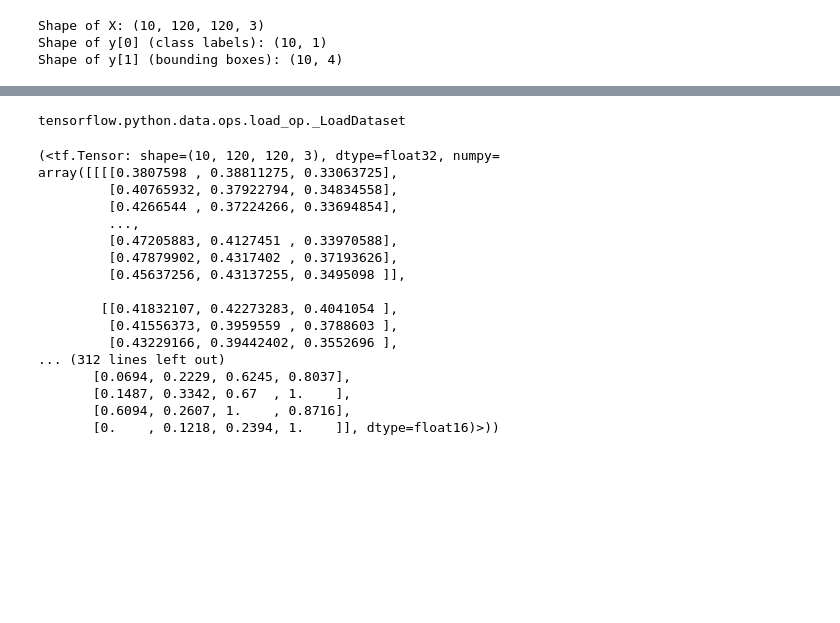
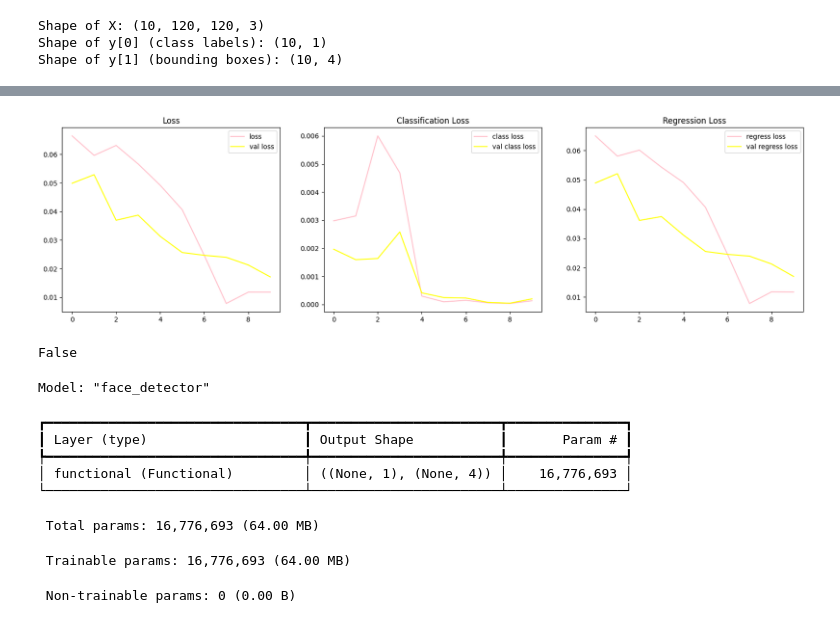
Before and after one commit to Rahul5M3/Face-Detection-AttendenceSystem-DL, a Jupyter notebook: model.ipynb, the cells around one changed output, grey strips where cells are left out. Cells and saved outputs as stored; diff of their text form; code cells hidden in the pictures; blank space fills up the shorter version.

```diff
--- a/model.ipynb
+++ b/model.ipynb
@@ -24,7 +24,11 @@ def model_build():
     reg1=Dense(2000, activation='relu')(regress)
     reg2=Dense(4, activation='sigmoid')(reg1)
 
-    faceDetector=Model(inputs=input_layer, outputs=[class2, reg2])
+    featureEmb=GlobalMaxPooling2D()(vgg)
+    feature1=Dense(512, activation='linear')(featureEmb)
+    feature2=Dense(128, activation='linear')(feature1)
+
+    faceDetector=Model(inputs=input_layer, outputs=[class2, reg2, feature2])
     return faceDetector
 # %%
 faceDetector=model_build()
@@ -64,5 +69,5 @@ X.shape
 # %% [output]
 (10, 120, 120, 3)
 # %%
-classes, coordinates=faceDetector.predict(X)
+classes, coordinates, features=faceDetector.predict(X)
 # %% [output]
@@ -98,6 +117,7 @@ def compute_localization_loss(yTrue, yPred):
 # %%
 classLoss=tf.keras.losses.BinaryCrossentropy()
 regressLoss=compute_localization_loss
+featureLoss=tf.keras.losses.MeanSquaredError()
 # %%
 # compute_localization_loss(y[1], coordinates)
 # classLoss(y[0],classes)
@@ -197,5 +238,5 @@ logDir='../visulaizationData'
 # %%
 tensorBoard=tf.keras.callbacks.TensorBoard(log_dir=logDir)
 # %%
-hist=model.fit(train, epochs=30, validation_data=val, callbacks=[tensorBoard])
+hist=model.fit(train, epochs=10, validation_data=val, callbacks=[tensorBoard])
 # %% [output]
@@ -219,25 +263,21 @@ Epoch 30/30
-# %%
-type(train)
-# %% [output]
-tensorflow.python.data.ops.load_op._LoadDataset
-# %%
-for batch in train.take(1):
-    print(batch)
-# %% [output]
-(<tf.Tensor: shape=(10, 120, 120, 3), dtype=float32, numpy=
-array([[[[0.3807598 , 0.38811275, 0.33063725],
-         [0.40765932, 0.37922794, 0.34834558],
-         [0.4266544 , 0.37224266, 0.33694854],
-         ...,
-         [0.47205883, 0.4127451 , 0.33970588],
-         [0.47879902, 0.4317402 , 0.37193626],
-         [0.45637256, 0.43137255, 0.3495098 ]],
-
-        [[0.41832107, 0.42273283, 0.4041054 ],
-         [0.41556373, 0.3959559 , 0.3788603 ],
-         [0.43229166, 0.39442402, 0.3552696 ],
-... (312 lines left out)
-       [0.0694, 0.2229, 0.6245, 0.8037],
-       [0.1487, 0.3342, 0.67  , 1.    ],
-       [0.6094, 0.2607, 1.    , 0.8716],
-       [0.    , 0.1218, 0.2394, 1.    ]], dtype=float16)>))
+# %%
+fig, ax = plt.subplots(ncols=3, figsize=(20,5))
+
+ax[0].plot(hist.history['totalLoss'], color='pink', label='loss')
+ax[0].plot(hist.history['val_totalLoss'], color='yellow', label='val loss')
+ax[0].title.set_text('Loss')
+ax[0].legend()
+
+ax[1].plot(hist.history['classLoss'], color='pink', label='class loss')
+ax[1].plot(hist.history['val_classLoss'], color='yellow', label='val class loss')
+ax[1].title.set_text('Classification Loss')
+ax[1].legend()
+
+ax[2].plot(hist.history['regressLoss'], color='pink', label='regress loss')
+ax[2].plot(hist.history['val_regressLoss'], color='yellow', label='val regress loss')
+ax[2].title.set_text('Regression Loss')
+ax[2].legend()
+
+plt.show()
+# %% [output]
+[figure, added]
@@ -243,0 +292,16 @@ array([[[[0.3807598 , 0.38811275, 0.33063725],
+# %%
+print(hasattr(model, "optimizer"))
+# %% [output]
+False
+# %%
+model.summary()
+# %% [output]
+Model: "face_detector"
+┏━━━━━━━━━━━━━━━━━━━━━━━━━━━━━━━━━┳━━━━━━━━━━━━━━━━━━━━━━━━┳━━━━━━━━━━━━━━━┓
+┃ Layer (type)                    ┃ Output Shape           ┃       Param # ┃
+┡━━━━━━━━━━━━━━━━━━━━━━━━━━━━━━━━━╇━━━━━━━━━━━━━━━━━━━━━━━━╇━━━━━━━━━━━━━━━┩
+│ functional (Functional)         │ ((None, 1), (None, 4)) │    16,776,693 │
+└─────────────────────────────────┴────────────────────────┴───────────────┘
+ Total params: 16,776,693 (64.00 MB)
+ Trainable params: 16,776,693 (64.00 MB)
+ Non-trainable params: 0 (0.00 B)
```
Also changed, not shown: parts of 23 cells of this notebook, 3 other files.
